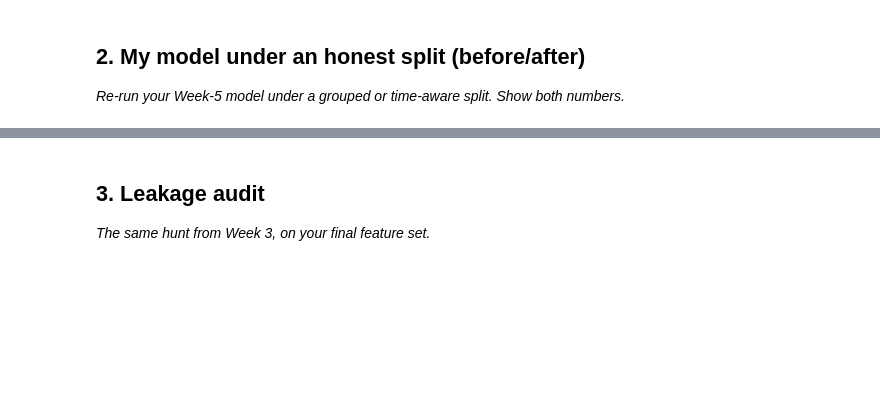
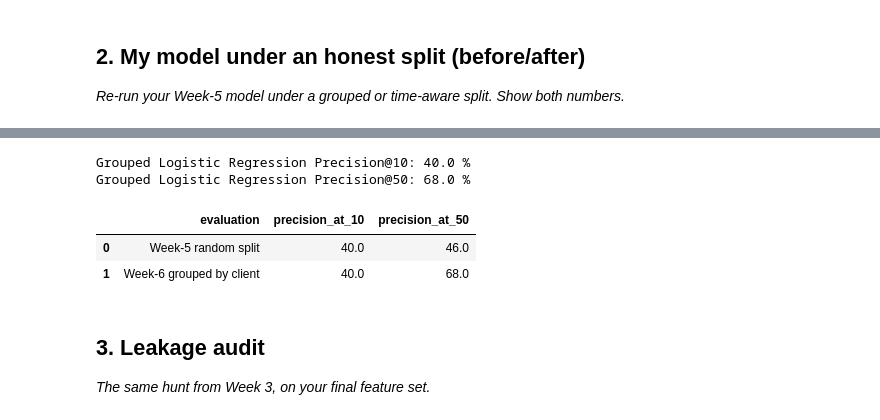
Before and after one commit to Asiya-Akhtar/flyrank-ml, a Jupyter notebook: work/notebooks/w06_validation_audit.ipynb, the cells around one changed output, grey strips where cells are left out. Drawn from its saved outputs; the diff is of its cells as text; code cells hidden in the pictures; blank space fills up the shorter version.

```diff
--- a/work/notebooks/w06_validation_audit.ipynb
+++ b/work/notebooks/w06_validation_audit.ipynb
@@ -22,0 +52,11 @@ This skeleton is yours to fill. Work the sections **in order** — each one has
+# %%
+import pandas as pd
+import numpy as np
+
+DATA_URL = "https://raw.githubusercontent.com/Asiya-Akhtar/flyrank-ml/main/data/raw/content_refresh_anonymized.csv"
+
+df = pd.read_csv(DATA_URL)
+
+print("Rows:", len(df))
+print("Columns:", len(df.columns))
+print("Data loaded successfully.")
@@ -23,3 +145,61 @@ This skeleton is yours to fill. Work the sections **in order** — each one has
+# %%
+def precision_at_k(y_true, scores, k):
+    y_true = np.asarray(y_true)
+    scores = np.asarray(scores)
+
+    order = np.argsort(-scores)
+
+    top_k = y_true[order[:k]]
+
+    return top_k.mean()
+
+grouped_p10 = precision_at_k(
+    y_test.values,
+    grouped_probability,
+    10
+)
+
+grouped_p50 = precision_at_k(
+    y_test.values,
+    grouped_probability,
+    50
+)
+
+print(
+    "Grouped Logistic Regression Precision@10:",
+    round(grouped_p10 * 100, 2),
+    "%"
+)
+
+print(
+    "Grouped Logistic Regression Precision@50:",
+    round(grouped_p50 * 100, 2),
+    "%"
+)
+# %% [output]
+Grouped Logistic Regression Precision@10: 40.0 %
+Grouped Logistic Regression Precision@50: 68.0 %
+# %%
+comparison = pd.DataFrame({
+    "evaluation": [
+        "Week-5 random split",
+        "Week-6 grouped by client"
+    ],
+    "precision_at_10": [
+        40.0,
+        round(grouped_p10 * 100, 2)
+    ],
+    "precision_at_50": [
+        46.0,
+        round(grouped_p50 * 100, 2)
+    ]
+})
+
+comparison
+# %% [output]
+|  | evaluation | precision_at_10 | precision_at_50 |
+| 0 | Week-5 random split | 40.0 | 46.0 |
+| 1 | Week-6 grouped by client | 40.0 | 68.0 |
 # %% [markdown]
 ## 3. Leakage audit
 
```
Also changed, not shown: parts of 16 cells of this notebook.
